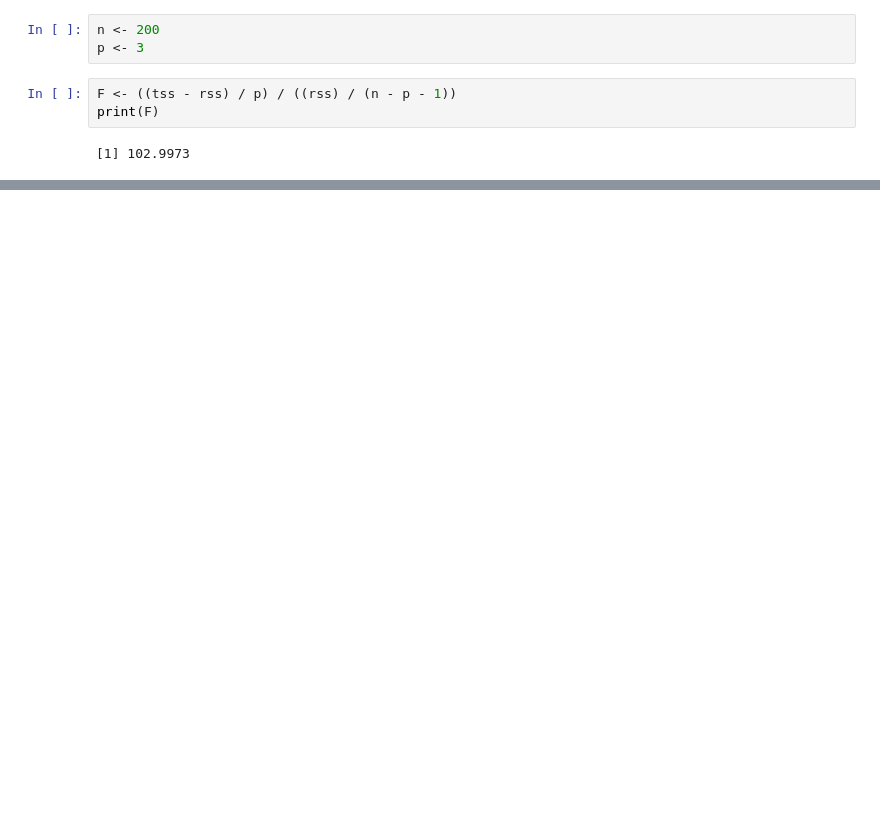
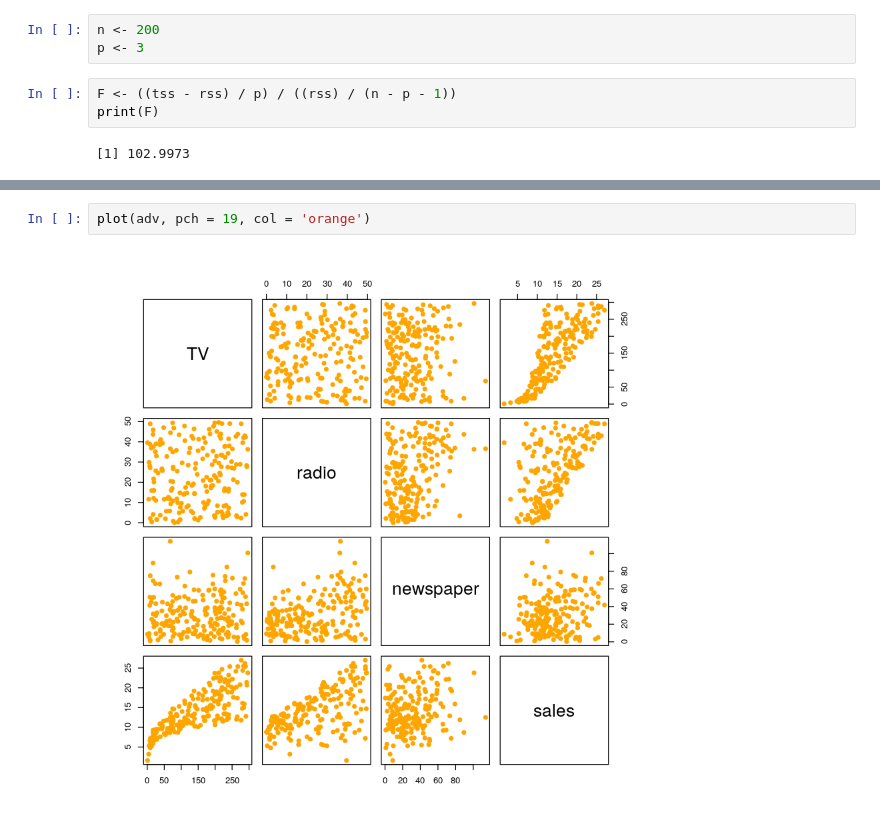
Before and after one commit to Kaushal1011/machine-learning, a Jupyter notebook: src/theory/01_Regression.ipynb, the cells around one changed output, grey strips where cells are left out. Cells and saved outputs as stored; diff of their text form; blank space fills up the shorter version.

```diff
--- a/src/theory/01_Regression.ipynb
+++ b/src/theory/01_Regression.ipynb
@@ -686,0 +751,4 @@ print(F)
+# %%
+plot(adv, pch = 19, col = 'orange')
+# %% [output]
+[figure, added]
```
Also changed, not shown: parts of 7 cells of this notebook, 1 other file.
